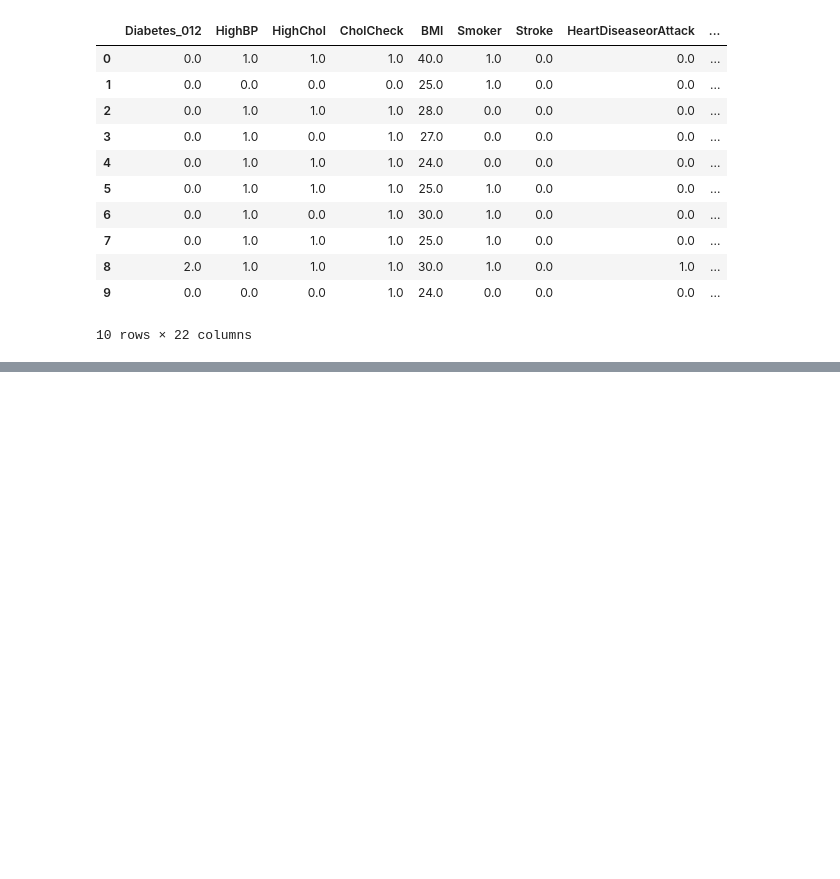
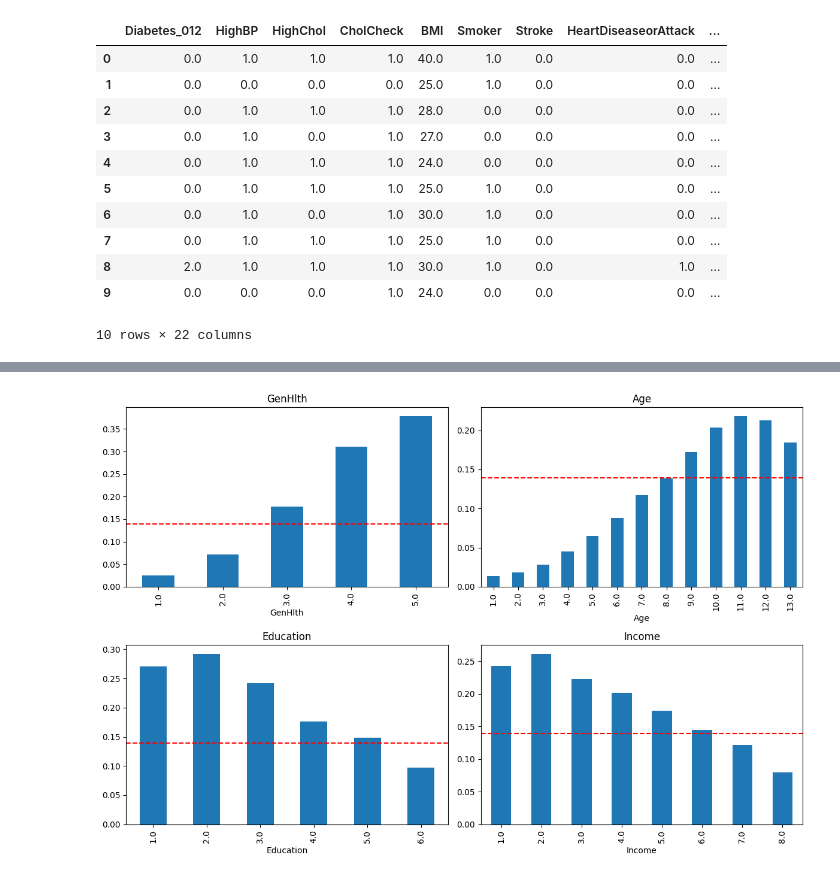
Before and after one commit to zuleykabenavides/diabetes-risk-analysis, a Jupyter notebook: analysis.ipynb, the cells around one changed output, grey strips where cells are left out. Cells and saved outputs as stored; diff of their text form; code cells hidden in the pictures; blank space fills up the shorter version.

```diff
--- a/analysis.ipynb
+++ b/analysis.ipynb
@@ -293,0 +174,12 @@ plt.legend()
+# %%
+# Sort the remaining columns by how many distinct values they have
+label_cols = ['Diabetes_012', 'No Diabetes', 'Pre Diabetes', 'Diabetes']
+
+ordinal_cols = [col for col in df.columns
+                if col not in binary_cols + label_cols
+                if df[col].nunique() <= 15]    # Few values: ratings, age groups
+continuous_cols = [col for col in df.columns
+                   if df[col].nunique() > 15]  # Many values: measurements, day counts
+
+print(ordinal_cols)
+print(continuous_cols)
@@ -293,0 +218,16 @@ plt.legend()
+# %%
+# Investigating column relationships for ordered categories
+fig, axs = plt.subplots(nrows=2, ncols=2, figsize=(12, 8))  # 4 columns, 2 x 2
+axs = axs.flatten()
+
+index = 0
+for col in ordinal_cols:
+    ax = axs[index]
+    df.groupby(col)['Diabetes'].mean().plot(kind='bar', title=col, ax=ax)
+    ax.axhline(df['Diabetes'].mean(), color='red', linestyle='dashed')
+    index += 1
+
+plt.tight_layout()
+plt.show()
+# %% [output]
+[figure, added]
```
Also changed, not shown: parts of 80 cells of this notebook.
